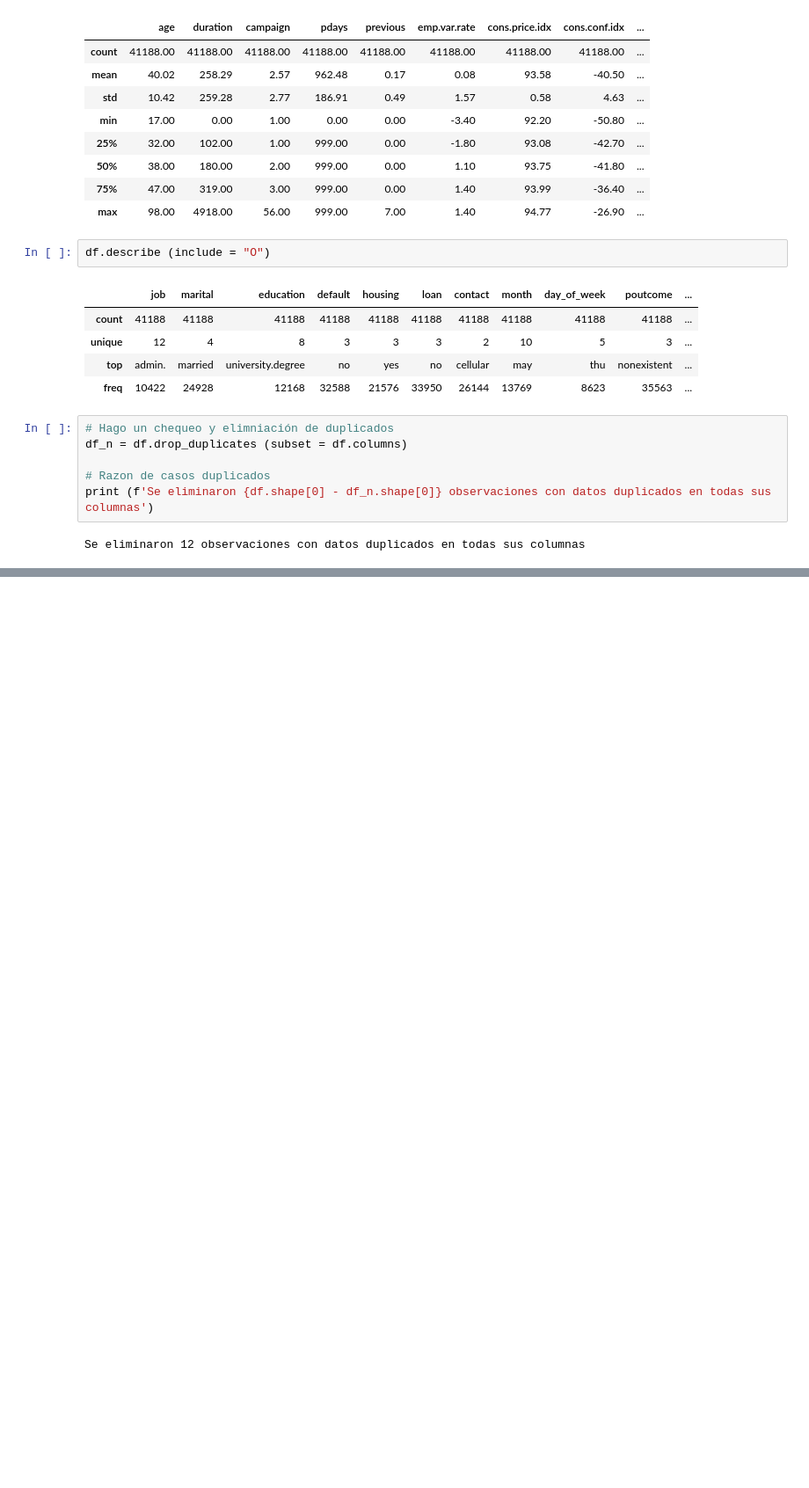
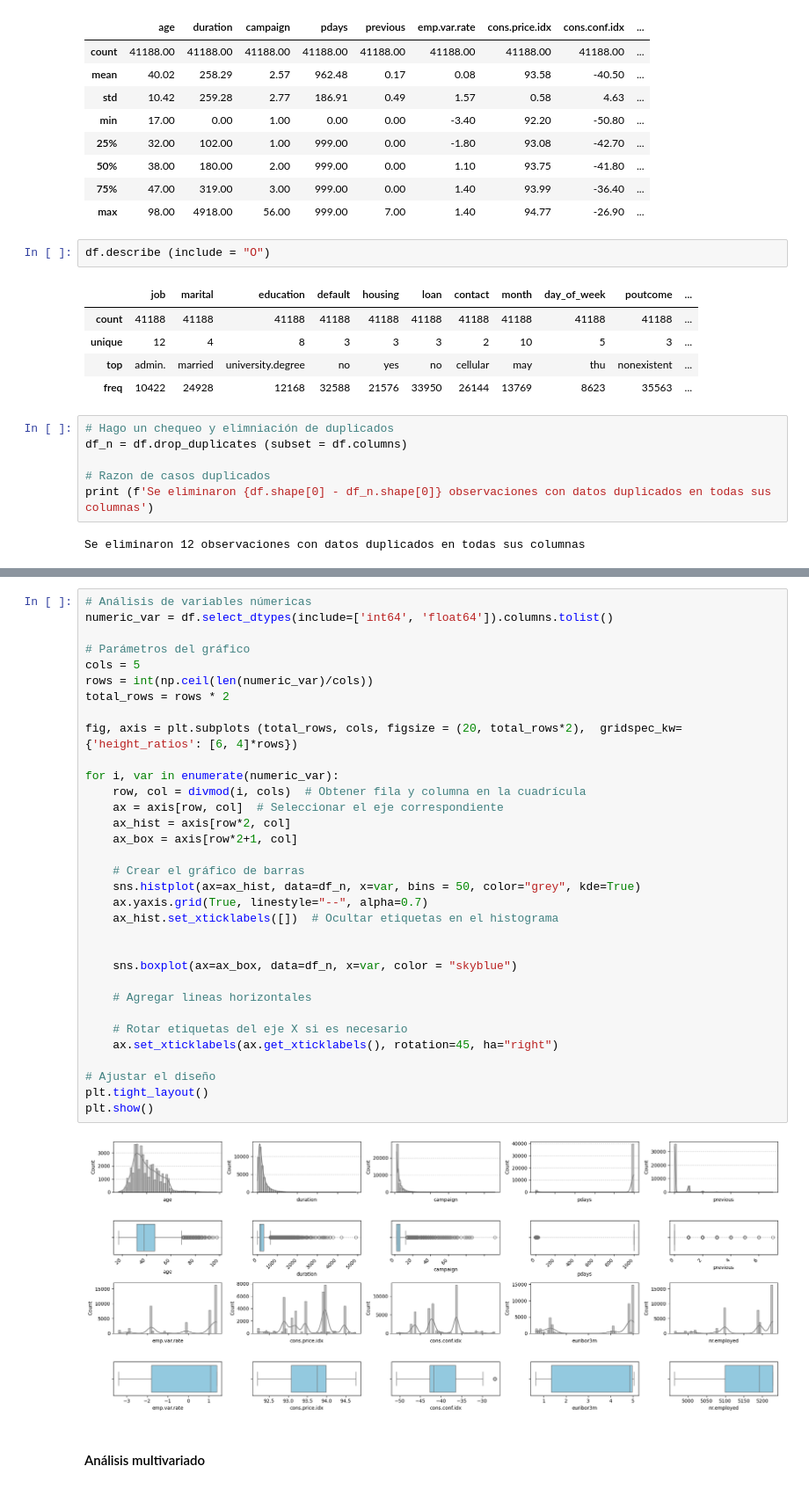
Before and after one commit to gzsomm/Regresi-n-log-stica, a Jupyter notebook: src/explore.ipynb, the cells around one changed output, grey strips where cells are left out. Shown at 88% size. Drawn from its saved outputs; the diff is of its cells as text; blank space fills up the shorter version.

```diff
--- a/src/explore.ipynb
+++ b/src/explore.ipynb
@@ -109,2 +106,39 @@ plt.show()
 # %% [output]
 [figure]
+# %%
+# Análisis de variables númericas
+numeric_var = df.select_dtypes(include=['int64', 'float64']).columns.tolist()
+
+# Parámetros del gráfico
+cols = 5
+rows = int(np.ceil(len(numeric_var)/cols))
+total_rows = rows * 2
+
+fig, axis = plt.subplots (total_rows, cols, figsize = (20, total_rows*2),  gridspec_kw={'height_ratios': [6, 4]*rows})
+
+for i, var in enumerate(numeric_var):
+    row, col = divmod(i, cols)  # Obtener fila y columna en la cuadrícula
+    ax = axis[row, col]  # Seleccionar el eje correspondiente
+    ax_hist = axis[row*2, col]
+    ax_box = axis[row*2+1, col]
+
+    # Crear el gráfico de barras
+    sns.histplot(ax=ax_hist, data=df_n, x=var, bins = 50, color="grey", kde=True)
+    ax.yaxis.grid(True, linestyle="--", alpha=0.7)
+    ax_hist.set_xticklabels([])  # Ocultar etiquetas en el histograma
+
+
+    sns.boxplot(ax=ax_box, data=df_n, x=var, color = "skyblue")
+
+    # Agregar lineas horizontales
+
+    # Rotar etiquetas del eje X si es necesario
+    ax.set_xticklabels(ax.get_xticklabels(), rotation=45, ha="right")
+
+# Ajustar el diseño
+plt.tight_layout()
+plt.show()
+# %% [output]
+[figure, added]
+# %% [markdown]
+#### Análisis multivariado
```
Also changed, not shown: parts of 20 cells of this notebook.
